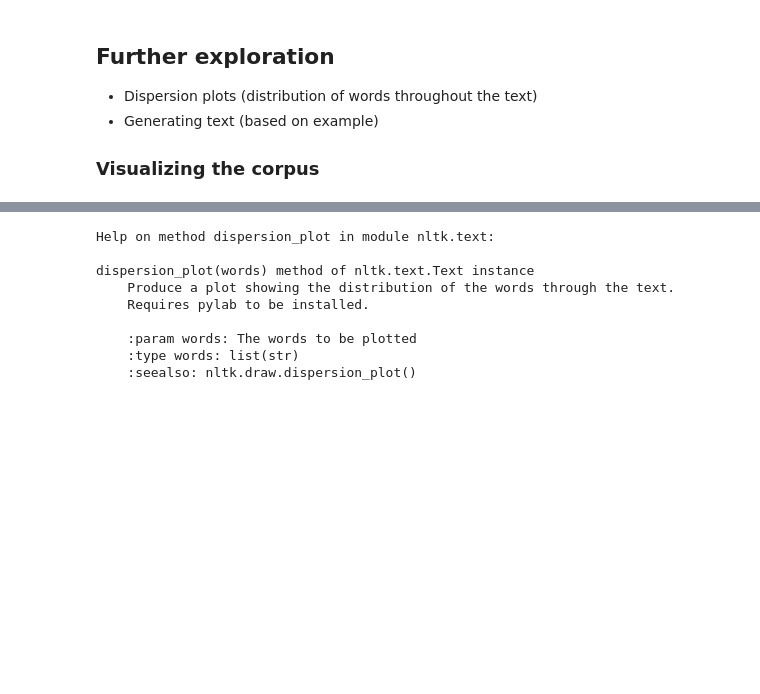
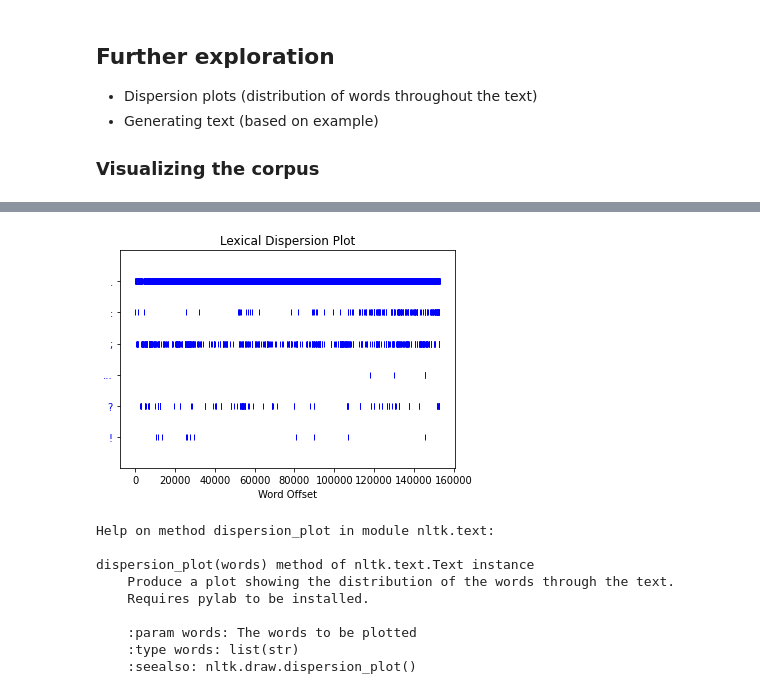
Before and after one commit to ValRCS/BSSDH_22, a Jupyter notebook: notebooks/NLTK_Introduction.ipynb, the cells around one changed output, grey strips where cells are left out. Saved outputs shown, nothing was run; the diff lists cells and outputs as text; code cells hidden in the pictures; blank space fills up the shorter version.

```diff
--- a/notebooks/NLTK_Introduction.ipynb
+++ b/notebooks/NLTK_Introduction.ipynb
@@ -285,6 +355,10 @@ text4.dispersion_plot(["citizens", "democracy", "duty", "freedom", "America"])
 # %% [output]
 [interactive output not drawn]
 [interactive output not drawn]
+# %%
+text4.dispersion_plot([".", ":", ";", "...", "?", "!"])
+# %% [output]
+[figure, added]
 # %%
 help(text4.dispersion_plot)
 # %% [output]
```
Also changed, not shown: parts of 29 cells of this notebook.
